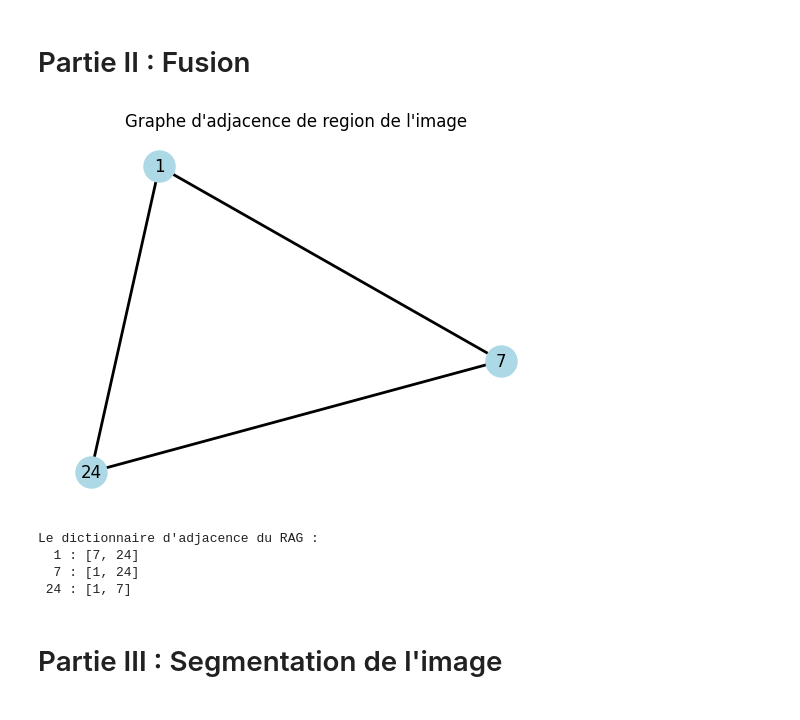
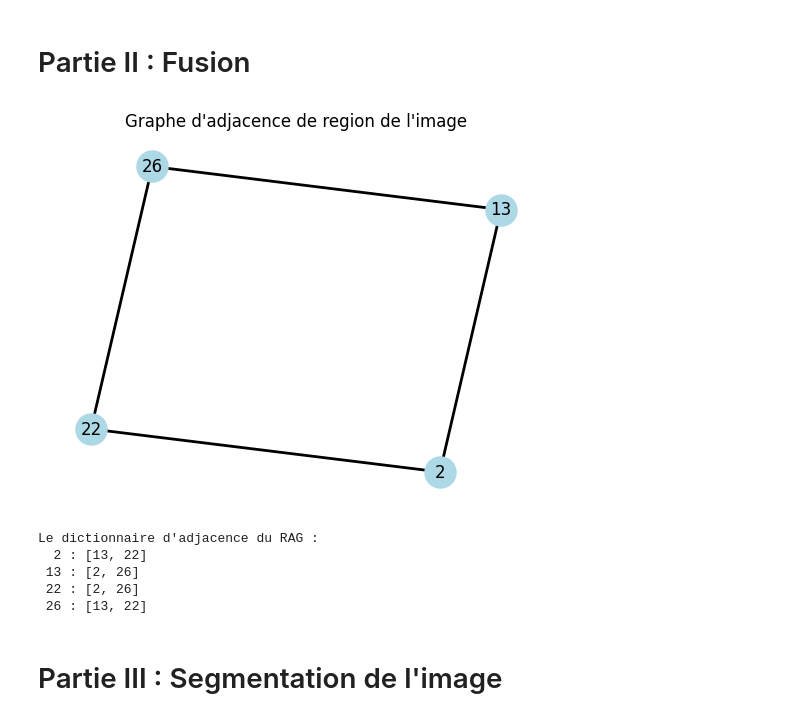
Before and after one commit to akef215/image_processing, a Jupyter notebook: RAG_demo.ipynb, the cells around one changed output. Drawn from its saved outputs; the diff is of its cells as text; code cells hidden in the pictures.

```diff
--- a/RAG_demo.ipynb
+++ b/RAG_demo.ipynb
@@ -4,18 +4,16 @@ import numpy as np
 import matplotlib.pyplot as plt
 # %%
 img = np.array([
-    [0, 0, 0, 0, 0, 0, 0, 0],
-    [0, 0, 0, 0, 0, 0, 0, 0],
-    [0, 0, 0, 0, 127, 127, 0, 0],
-    [0, 0, 0, 0, 127, 127, 0, 0],
-    [0, 0, 0, 127, 127, 127, 0, 0],
-    [0, 0, 127, 127, 127, 255, 0, 0],
-    [0, 0, 0, 0, 0, 0, 0, 0],
+    [0, 0, 0, 0, 0, 5, 5, 5],
+    [0, 0, 0, 5, 5, 5, 5, 0],
+    [0, 0, 5, 15, 5, 5, 5, 0],
+    [0, 5, 15, 15, 5, 5, 5, 0],
+    [0, 10, 15, 25, 20, 15, 0, 0],
+    [0, 10, 15, 15, 15, 15, 0, 0],
+    [0, 5, 5, 5, 5, 5, 0, 0],
     [0, 0, 0, 0, 0, 0, 0, 0]
     ], dtype=int)
 
-img = plt.imread("img/musc.bmp")
-print(img.shape)
 plt.title("Image d'origine")
 plt.axis('off')
 plt.imshow(img, cmap='gray')
@@ -28,15 +25,15 @@ plt.show()
 # %%
 # Division
 graphe = RAG(img)
-#graphe.split()
-graphe.quad_tree(thresh=50)
-
+split_thresh = 6
+# |img(max) - img(min)| < split_thresh
+graphe.split(thresh=split_thresh)
 
 # Affichage de l'arbre
 graphe.print_quad_tree()
 print("Le nombre de noeuds dans l'arbre :")
 print(graphe.get_tree_size())
-"""
+
 # Dessin du graphe
 graphe.plot_graph()
 
@@ -45,6 +42,6 @@ graphe.plot_graph()
 print("Le dictionnaire d'adjacence du RAG :")
 adj_dict = graphe.get_adj_dict()
 for vertex in adj_dict:
-    print(f"{vertex:3} : {adj_dict[vertex]}")"""
+    print(f"{vertex:3} : {adj_dict[vertex]}")
 # %% [output]
 L'arbre de la division de l'image :
@@ -70,19 +82,27 @@ graphe.build_RAG()
 # %% [markdown]
 # Partie II : Fusion
 # %%
+# La fusion est indépendante de la division
+# pour tester plusieurs seuil de fusion je rajoute
+# une division qui sert a réinitialiser
+graphe.split(split_thresh)
 # Fusion
-graphe.merge()
+merge_thresh = 10
+# |img(max) - img(min)| < merge_thresh;
+# where img is the union of two adjacent subimages
+graphe.merge(thresh=merge_thresh)
 graphe.plot_graph()
 print("Le dictionnaire d'adjacence du RAG :")
 adj_dict = graphe.get_adj_dict()
 for vertex in adj_dict:
     print(f"{vertex:3} : {adj_dict[vertex]}")
 # %% [output]
-[figure, old version]
+[figure, new version]
 Le dictionnaire d'adjacence du RAG :
-  1 : [7, 24]
-  7 : [1, 24]
- 24 : [1, 7]
+  2 : [13, 22]
+ 13 : [2, 26]
+ 22 : [2, 26]
+ 26 : [13, 22]
 # %% [markdown]
 # Partie III : Segmentation de l'image
 # %%
```
Also changed, not shown: parts of 4 cells of this notebook.
